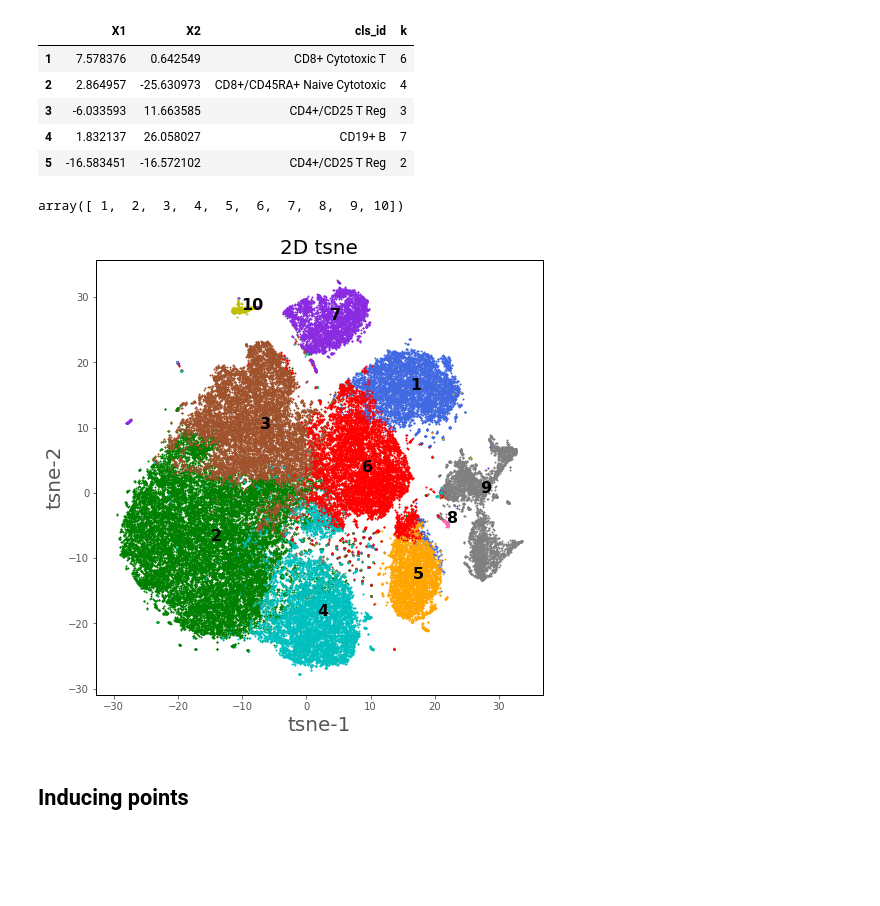
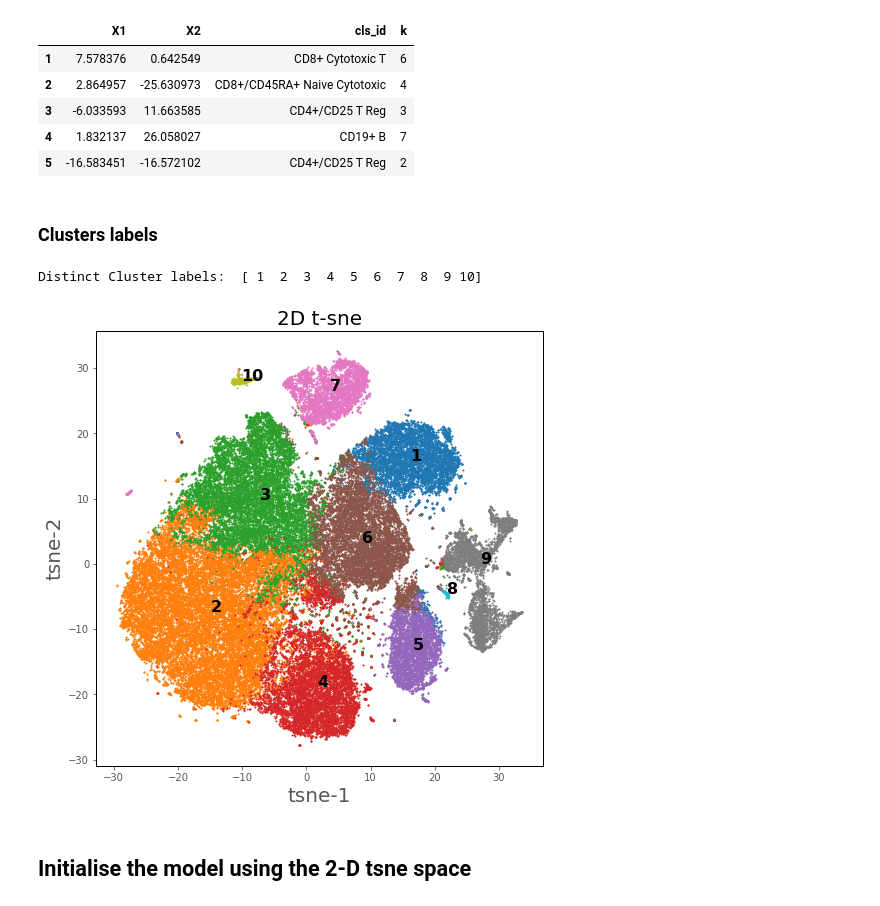
Before and after one commit to ManchesterBioinference/GrandPrix, a Jupyter notebook: notebooks/Droplet_68K.ipynb, the cells around one changed output. Saved outputs shown, nothing was run; the diff lists cells and outputs as text; code cells hidden in the pictures; blank space fills up the shorter version.

```diff
--- a/notebooks/Droplet_68K.ipynb
+++ b/notebooks/Droplet_68K.ipynb
@@ -30,22 +44,27 @@ tsne_2D.head()
 | 3 | -6.033593 | 11.663585 | CD4+/CD25 T Reg | 3 |
 | 4 | 1.832137 | 26.058027 | CD19+ B | 7 |
 | 5 | -16.583451 | -16.572102 | CD4+/CD25 T Reg | 2 |
+# %% [markdown]
+### Clusters labels
 # %%
 labels = np.sort(np.unique(tsne_2D['k']))
-labels
+print('Distinct Cluster labels: ',labels)
 # %% [output]
-array([ 1,  2,  3,  4,  5,  6,  7,  8,  9, 10])
+Distinct Cluster labels:  [ 1  2  3  4  5  6  7  8  9 10]
 # %%
 %matplotlib inline
 from matplotlib import pyplot as plt
 prop_cycle = plt.rcParams['axes.prop_cycle']
 from utils import plot_XY
-# plt.rcParams['axes.prop_cycle'] = prop_cycle
+plt.rcParams['axes.prop_cycle'] = prop_cycle
+labels = [ 1,  2,  3,  4,  5,  6,  7, 9, 10, 8]
 # %%
 fig, ax = plt.subplots(nrows=1, ncols=1, sharey=True, figsize=(8, 8))
 plt.subplot(1, 1, 1)
-plot_XY(X=tsne_2D['X1'], Y=tsne_2D['X2'], title='2D tsne', data_labels=tsne_2D['k'],
+plot_XY(X=tsne_2D['X1'], Y=tsne_2D['X2'], title='2D t-sne', data_labels=tsne_2D['k'],
         label_order=labels, ms=2, xlabel='tsne-1', ylabel='tsne-2')
 # %% [output]
-[figure, old version]
+[figure, new version]
+# %% [markdown]
+## Initialise the model using the 2-D tsne space
 # %%
@@ -54,4 +73,2 @@ X_mean = np.zeros((N, Q))
 X_mean[:, 0] = MapTo01(tsne_2D['X1'].values)
 X_mean[:, 1] = MapTo01(tsne_2D['X2'].values)
-# %% [markdown]
-## Inducing points
```
Also changed, not shown: parts of 20 cells of this notebook, 6 other files.
